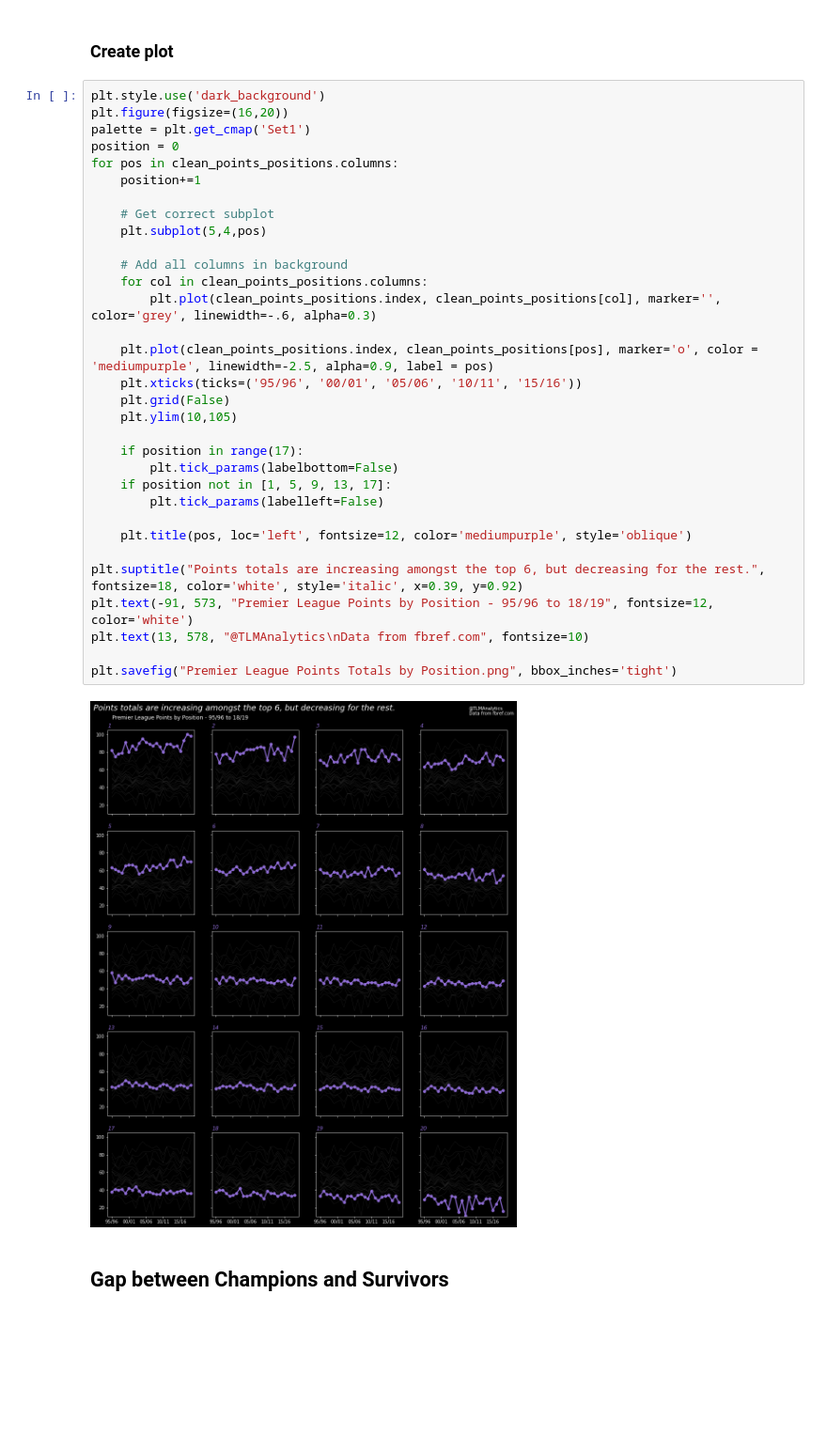
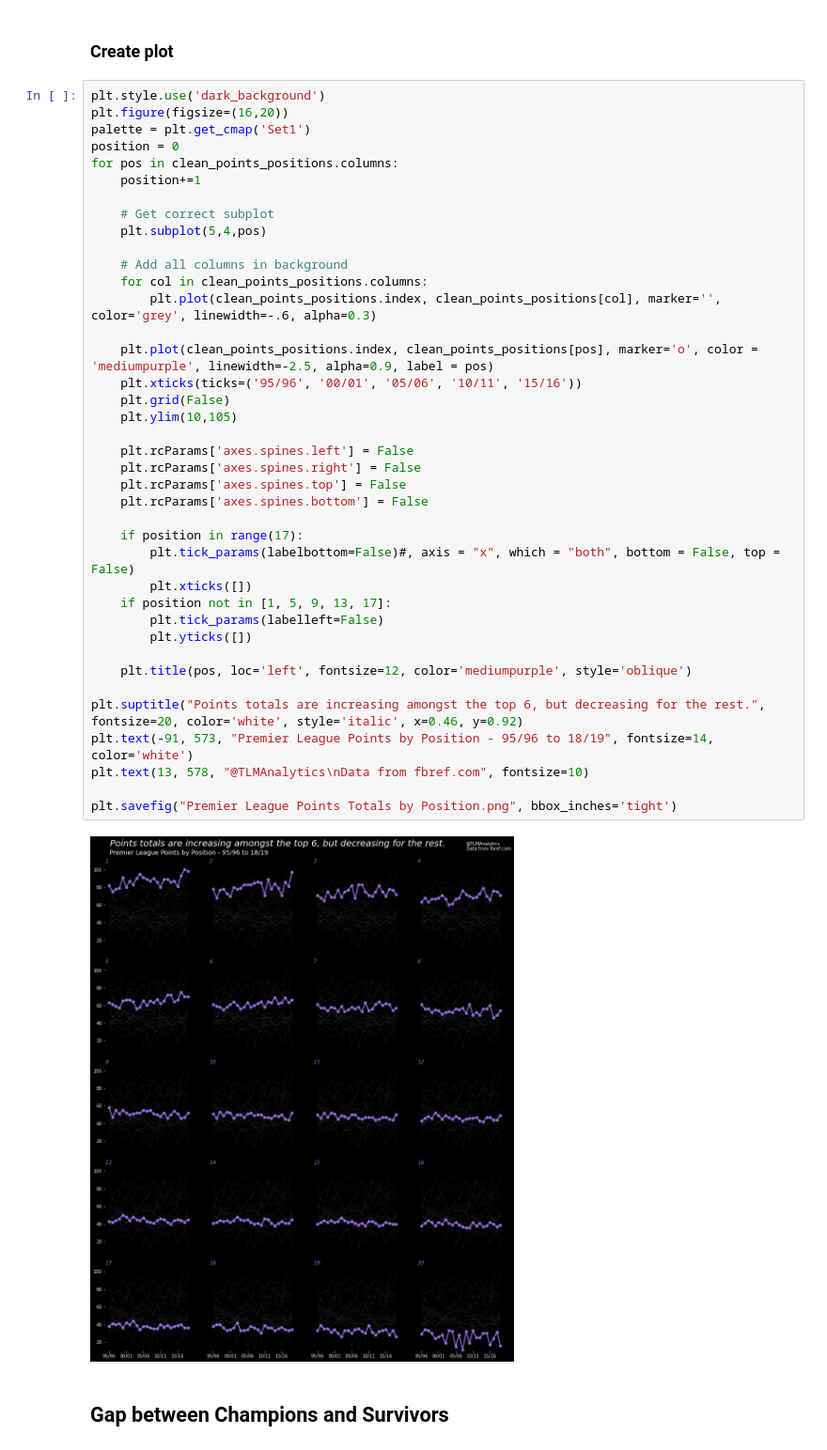
Before and after one commit to ciaran-grant/premier_league_points_history, a Jupyter notebook: Premier League Points History.ipynb, the cells around one changed output. Shown at 94% size. Cells and saved outputs as stored; diff of their text form; blank space fills up the shorter version.

```diff
--- a/Premier League Points History.ipynb
+++ b/Premier League Points History.ipynb
@@ -218,37 +218,44 @@ clean_points_positions
 # %%
 plt.style.use('dark_background')
 plt.figure(figsize=(16,20))
 palette = plt.get_cmap('Set1')
 position = 0
 for pos in clean_points_positions.columns:
     position+=1
 
     # Get correct subplot
     plt.subplot(5,4,pos)
 
     # Add all columns in background
     for col in clean_points_positions.columns:
         plt.plot(clean_points_positions.index, clean_points_positions[col], marker='', color='grey', linewidth=-.6, alpha=0.3)
 
     plt.plot(clean_points_positions.index, clean_points_positions[pos], marker='o', color = 'mediumpurple', linewidth=-2.5, alpha=0.9, label = pos)
     plt.xticks(ticks=('95/96', '00/01', '05/06', '10/11', '15/16'))
     plt.grid(False)
     plt.ylim(10,105)
 
+    plt.rcParams['axes.spines.left'] = False
+    plt.rcParams['axes.spines.right'] = False
+    plt.rcParams['axes.spines.top'] = False
+    plt.rcParams['axes.spines.bottom'] = False
+
     if position in range(17):
-        plt.tick_params(labelbottom=False)
+        plt.tick_params(labelbottom=False)#, axis = "x", which = "both", bottom = False, top = False)
+        plt.xticks([])
     if position not in [1, 5, 9, 13, 17]:
         plt.tick_params(labelleft=False)
+        plt.yticks([])
 
     plt.title(pos, loc='left', fontsize=12, color='mediumpurple', style='oblique')
 
-plt.suptitle("Points totals are increasing amongst the top 6, but decreasing for the rest.", fontsize=18, color='white', style='italic', x=0.39, y=0.92)
-plt.text(-91, 573, "Premier League Points by Position - 95/96 to 18/19", fontsize=12, color='white')
+plt.suptitle("Points totals are increasing amongst the top 6, but decreasing for the rest.", fontsize=20, color='white', style='italic', x=0.46, y=0.92)
+plt.text(-91, 573, "Premier League Points by Position - 95/96 to 18/19", fontsize=14, color='white')
 plt.text(13, 578, "@TLMAnalytics\nData from fbref.com", fontsize=10)
 
 plt.savefig("Premier League Points Totals by Position.png", bbox_inches='tight')
 # %% [output]
-[figure, old version]
+[figure, new version]
 # %% [markdown]
 ## Gap between Champions and Survivors
 # %% [markdown]
```
Also changed, not shown: parts of 2 cells of this notebook, 3 other files.
